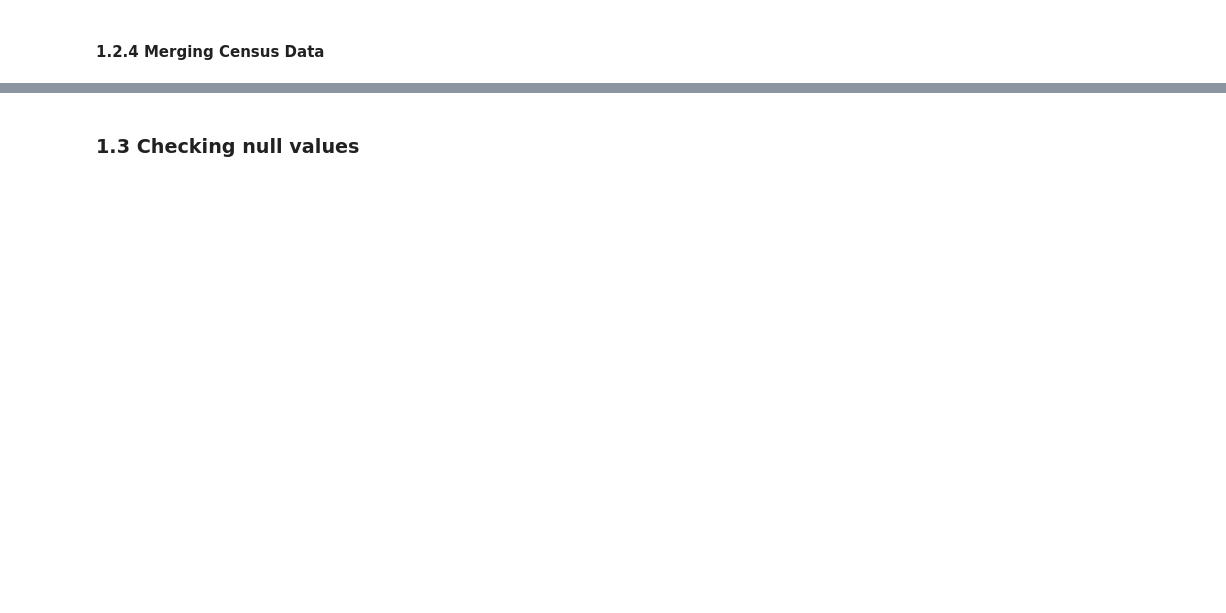
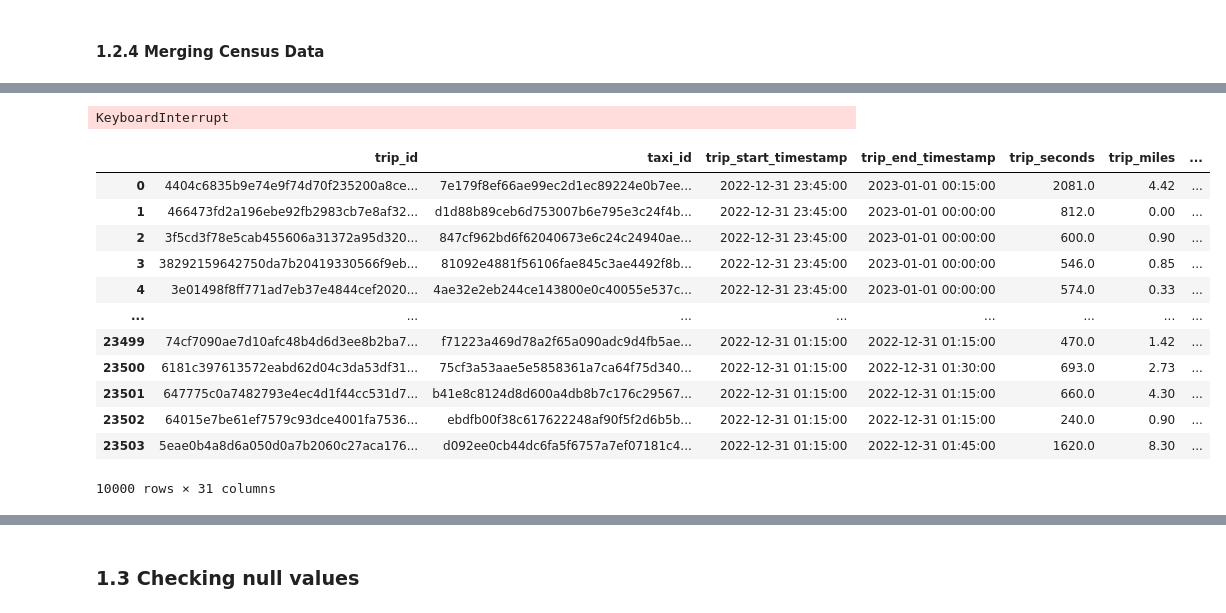
Before and after one commit to madxox/AAA_Teamassignment, a Jupyter notebook: 01a_prep_taxidata.ipynb, the cells around one changed output, grey strips where cells are left out. Drawn from its saved outputs; the diff is of its cells as text; code cells hidden in the pictures; blank space fills up the shorter version.

```diff
--- a/01a_prep_taxidata.ipynb
+++ b/01a_prep_taxidata.ipynb
@@ -290,0 +233,4 @@ test_df.head()
+# %%
+# Import prepped dfs
+community_df = gp.read_file("data/prepped/community_df.geojson")
+census_df = gp.read_file("data/prepped/census_tracts_df.geojson")
@@ -290,0 +246,44 @@ test_df.head()
+# %%
+def merge_geodata(df, lat_col, lon_col, community_col, area_number_col, prefix):
+    gdf = gp.GeoDataFrame(df, geometry=gp.points_from_xy(df[lon_col], df[lat_col]))
+    gdf = gdf.rename_geometry(f"{prefix}_geometry")
+
+    gdf.set_crs(epsg=4326, inplace=True)
+    community_df.to_crs(epsg=4326, inplace=True)
+
+    # Perform the spatial join
+    merged_gdf = gp.sjoin(gdf, community_df, how="left", predicate="within")
+
+    # Drop unnecessary columns
+    merged_gdf = merged_gdf.drop([f"{prefix}_geometry", "index_right"], axis=1)
+
+    # Rename columns
+    merged_gdf = merged_gdf.rename(columns={
+        community_col: f"{prefix}_community",
+        area_number_col: f"{prefix}_area_number"
+    })
+
+    return pd.DataFrame(merged_gdf)
+
+# Merge for pickup
+merged_pickup_df = merge_geodata(df_cancelled, 'pickup_centroid_latitude', 'pickup_centroid_longitude', 'community', 'area_number', 'pickup')
+# Merge for dropoff
+merged_dropoff_df = merge_geodata(merged_pickup_df, 'dropoff_centroid_latitude', 'dropoff_centroid_longitude', 'community', 'area_number', 'dropoff')
+# %% [output]
+KeyboardInterrupt
+# %%
+merged_dropoff_df
+# %% [output]
+|  | trip_id | taxi_id | trip_start_timestamp | trip_end_timestamp | trip_seconds | trip_miles | ... |
+| 0 | 4404c6835b9e74e9f74d70f235200a8ce... | 7e179f8ef66ae99ec2d1ec89224e0b7ee... | 2022-12-31 23:45:00 | 2023-01-01 00:15:00 | 2081.0 | 4.42 | ... |
+| 1 | 466473fd2a196ebe92fb2983cb7e8af32... | d1d88b89ceb6d753007b6e795e3c24f4b... | 2022-12-31 23:45:00 | 2023-01-01 00:00:00 | 812.0 | 0.00 | ... |
+| 2 | 3f5cd3f78e5cab455606a31372a95d320... | 847cf962bd6f62040673e6c24c24940ae... | 2022-12-31 23:45:00 | 2023-01-01 00:00:00 | 600.0 | 0.90 | ... |
+| 3 | 38292159642750da7b20419330566f9eb... | 81092e4881f56106fae845c3ae4492f8b... | 2022-12-31 23:45:00 | 2023-01-01 00:00:00 | 546.0 | 0.85 | ... |
+| 4 | 3e01498f8ff771ad7eb37e4844cef2020... | 4ae32e2eb244ce143800e0c40055e537c... | 2022-12-31 23:45:00 | 2023-01-01 00:00:00 | 574.0 | 0.33 | ... |
+| ... | ... | ... | ... | ... | ... | ... | ... |
+| 23499 | 74cf7090ae7d10afc48b4d6d3ee8b2ba7... | f71223a469d78a2f65a090adc9d4fb5ae... | 2022-12-31 01:15:00 | 2022-12-31 01:15:00 | 470.0 | 1.42 | ... |
+| 23500 | 6181c397613572eabd62d04c3da53df31... | 75cf3a53aae5e5858361a7ca64f75d340... | 2022-12-31 01:15:00 | 2022-12-31 01:30:00 | 693.0 | 2.73 | ... |
+| 23501 | 647775c0a7482793e4ec4d1f44cc531d7... | b41e8c8124d8d600a4db8b7c176c29567... | 2022-12-31 01:15:00 | 2022-12-31 01:15:00 | 660.0 | 4.30 | ... |
+| 23502 | 64015e7be61ef7579c93dce4001fa7536... | ebdfb00f38c617622248af90f5f2d6b5b... | 2022-12-31 01:15:00 | 2022-12-31 01:15:00 | 240.0 | 0.90 | ... |
+| 23503 | 5eae0b4a8d6a050d0a7b2060c27aca176... | d092ee0cb44dc6fa5f6757a7ef07181c4... | 2022-12-31 01:15:00 | 2022-12-31 01:45:00 | 1620.0 | 8.30 | ... |
+10000 rows × 31 columns
```
Also changed, not shown: parts of 27 cells of this notebook.
